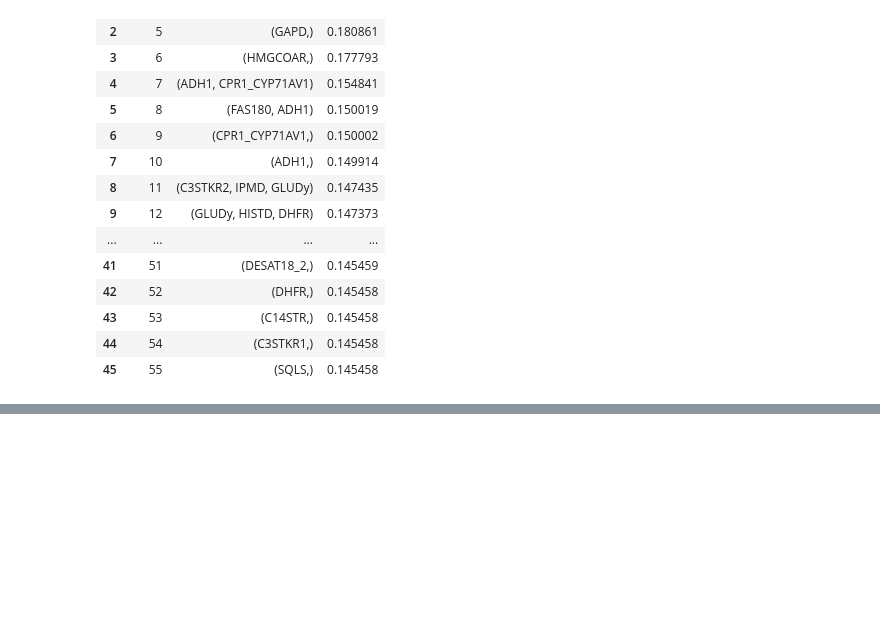
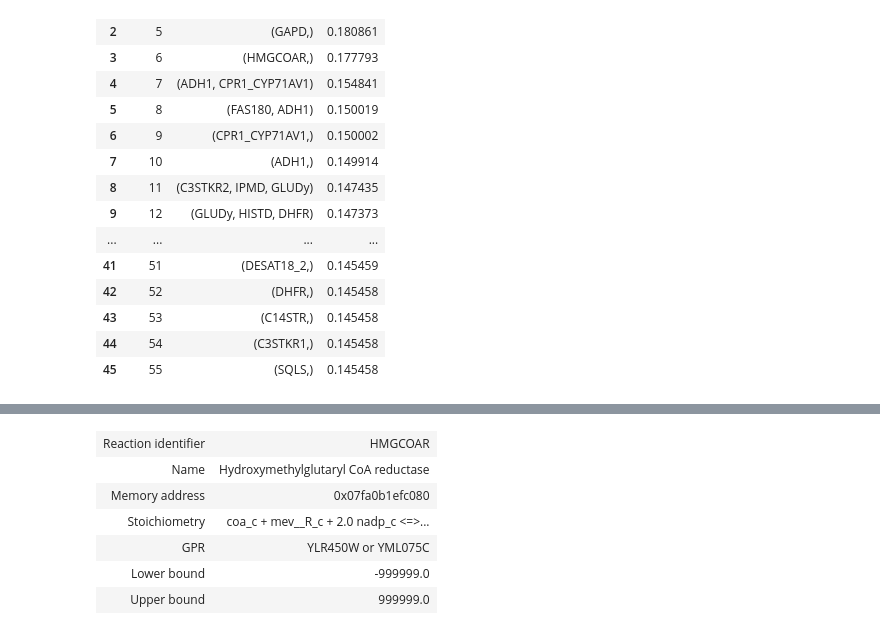
Before and after one commit to 27410/group-assignment-group-8, a Jupyter notebook: Analysis/08_CofactorSwap.ipynb, the cells around one changed output, grey strips where cells are left out. Cells and saved outputs as stored; diff of their text form; code cells hidden in the pictures; blank space fills up the shorter version.

```diff
--- a/Analysis/08_CofactorSwap.ipynb
+++ b/Analysis/08_CofactorSwap.ipynb
@@ -92,3 +112,13 @@ iMM904.reactions.GAPD
 | GPR | YJL052W or YJR009C or YGR192C |
 | Lower bound | -999999.0 |
 | Upper bound | 999999.0 |
+# %%
+iMM904.reactions.HMGCOAR
+# %% [output]
+| Reaction identifier | HMGCOAR |
+| Name | Hydroxymethylglutaryl CoA reductase |
+| Memory address | 0x07fa0b1efc080 |
+| Stoichiometry | coa_c + mev__R_c + 2.0 nadp_c <=>... |
+| GPR | YLR450W or YML075C |
+| Lower bound | -999999.0 |
+| Upper bound | 999999.0 |
```
Also changed, not shown: parts of 19 cells of this notebook.
